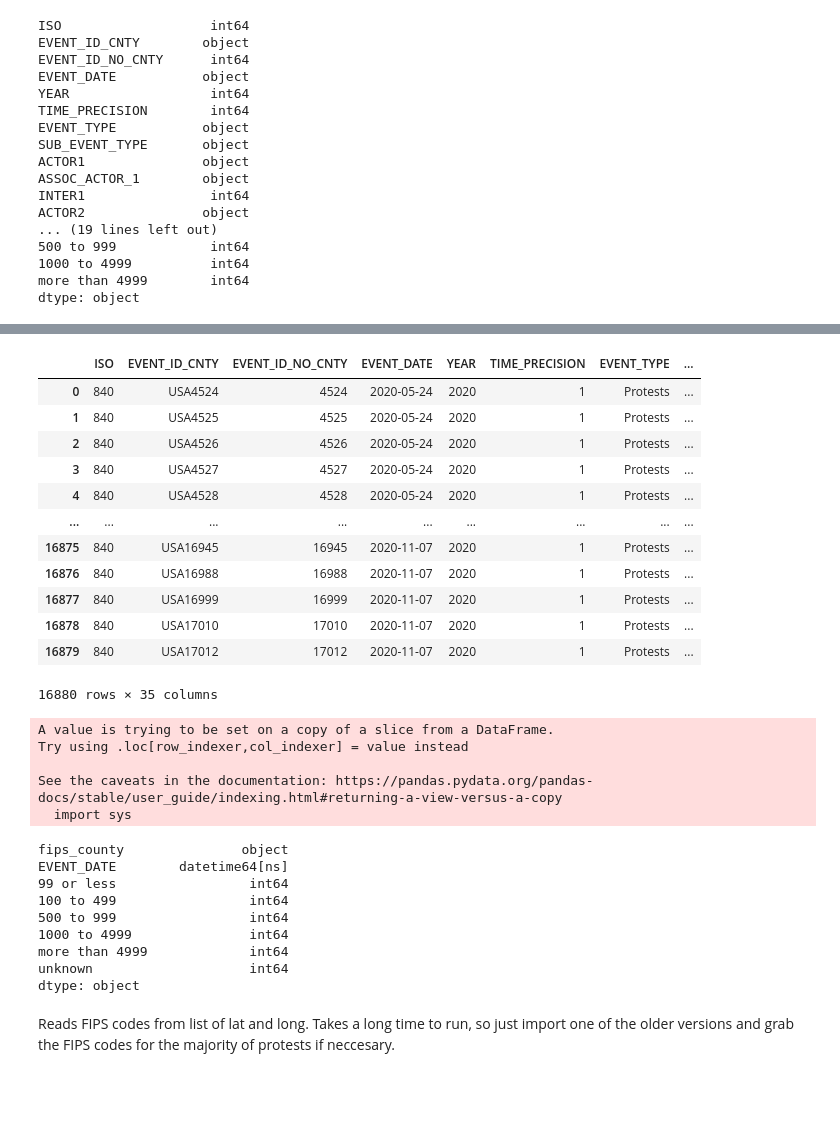
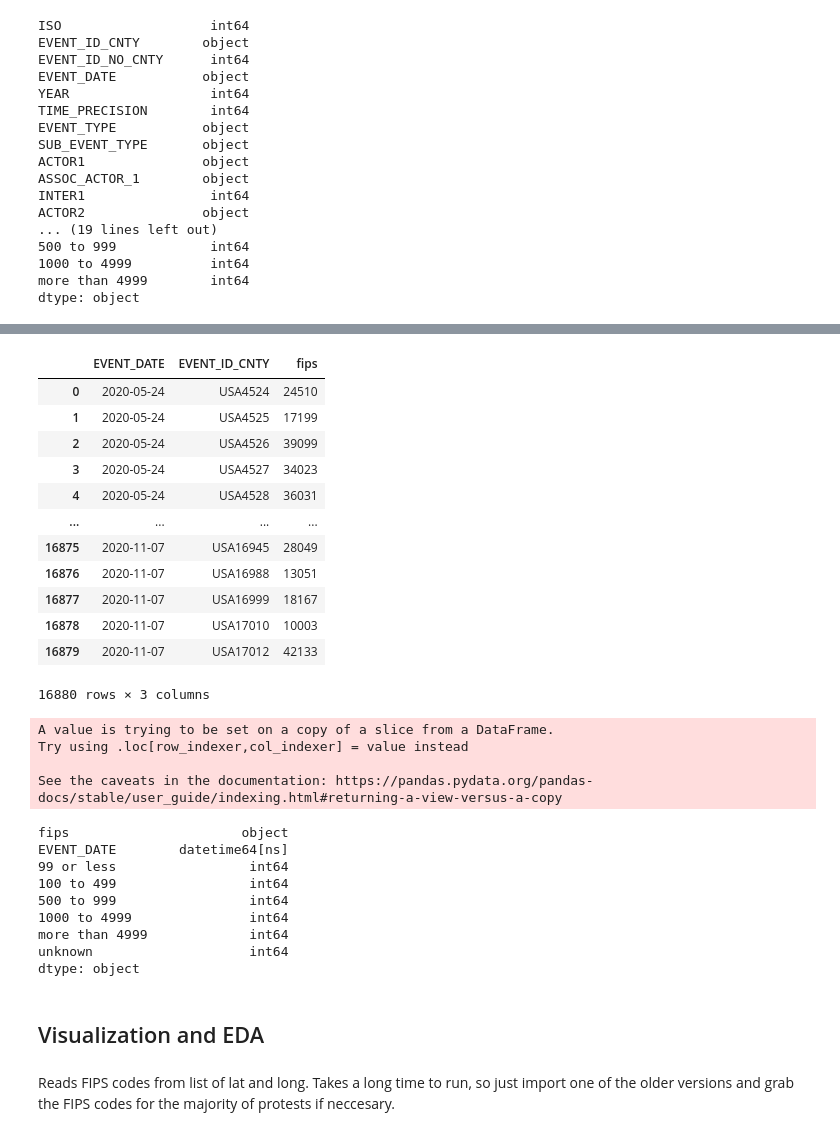
Before and after one commit to MichaelYinGH/ac209project, a Jupyter notebook: notebooks/protest_data.ipynb, the cells around one changed output, grey strips where cells are left out. Cells and saved outputs as stored; diff of their text form; code cells hidden in the pictures; blank space fills up the shorter version.

Commit message:
edited protest data

```diff
--- a/notebooks/protest_data.ipynb
+++ b/notebooks/protest_data.ipynb
@@ -161,26 +127,29 @@ protest_fips
-# %%
-protest_data
-# %% [output]
-|  | ISO | EVENT_ID_CNTY | EVENT_ID_NO_CNTY | EVENT_DATE | YEAR | TIME_PRECISION | EVENT_TYPE | ... |
-| 0 | 840 | USA4524 | 4524 | 2020-05-24 | 2020 | 1 | Protests | ... |
-| 1 | 840 | USA4525 | 4525 | 2020-05-24 | 2020 | 1 | Protests | ... |
-| 2 | 840 | USA4526 | 4526 | 2020-05-24 | 2020 | 1 | Protests | ... |
-| 3 | 840 | USA4527 | 4527 | 2020-05-24 | 2020 | 1 | Protests | ... |
-| 4 | 840 | USA4528 | 4528 | 2020-05-24 | 2020 | 1 | Protests | ... |
-| ... | ... | ... | ... | ... | ... | ... | ... | ... |
-| 16875 | 840 | USA16945 | 16945 | 2020-11-07 | 2020 | 1 | Protests | ... |
-| 16876 | 840 | USA16988 | 16988 | 2020-11-07 | 2020 | 1 | Protests | ... |
-| 16877 | 840 | USA16999 | 16999 | 2020-11-07 | 2020 | 1 | Protests | ... |
-| 16878 | 840 | USA17010 | 17010 | 2020-11-07 | 2020 | 1 | Protests | ... |
-| 16879 | 840 | USA17012 | 17012 | 2020-11-07 | 2020 | 1 | Protests | ... |
-16880 rows × 35 columns
+# %%
+convert={'fips': lambda x: str(x), 'EVENT_DATE': lambda x: pd.to_datetime(x)}
+protest_fips = pd.read_csv("../processed_data/protests_fips.csv", converters = convert)
+protest_fips
+# %% [output]
+|  | EVENT_DATE | EVENT_ID_CNTY | fips |
+| 0 | 2020-05-24 | USA4524 | 24510 |
+| 1 | 2020-05-24 | USA4525 | 17199 |
+| 2 | 2020-05-24 | USA4526 | 39099 |
+| 3 | 2020-05-24 | USA4527 | 34023 |
+| 4 | 2020-05-24 | USA4528 | 36031 |
+| ... | ... | ... | ... |
+| 16875 | 2020-11-07 | USA16945 | 28049 |
+| 16876 | 2020-11-07 | USA16988 | 13051 |
+| 16877 | 2020-11-07 | USA16999 | 18167 |
+| 16878 | 2020-11-07 | USA17010 | 10003 |
+| 16879 | 2020-11-07 | USA17012 | 42133 |
+16880 rows × 3 columns
 # %%
 protest_data.EVENT_DATE = pd.to_datetime(protest_data.EVENT_DATE)
 protest_data = protest_data.replace('', np.nan)
-# protest_fips["EVENT_DATE"] = pd.to_datetime(protest_fips.EVENT_DATE)
-# protest_data_full = protest_data.join(protest_fips.fips,  how = "left")
-var_list = ["fips_county", "EVENT_DATE","99 or less", "100 to 499", "500 to 999", "1000 to 4999", "more than 4999"]
-protest_data_clean = protest_data[var_list]
+protest_fips["EVENT_DATE"] = pd.to_datetime(protest_fips.EVENT_DATE)
+protest_data_full = protest_data.join(protest_fips.fips,  how = "left")
+var_list = ["fips", "EVENT_DATE","99 or less", "100 to 499", "500 to 999", "1000 to 4999", "more than 4999"]
+protest_data_full
+protest_data_clean = protest_data_full[var_list]
 protest_data_clean["unknown"] = (protest_data_clean[["99 or less", "100 to 499","500 to 999", "1000 to 4999", "more than 4999"]].sum(axis = 1) == 0).astype(int)
 protest_data_clean.dtypes
 # %% [output]
@@ -188,8 +157,7 @@ A value is trying to be set on a copy of a slice from a DataFrame.
 Try using .loc[row_indexer,col_indexer] = value instead
 
 See the caveats in the documentation: https://pandas.pydata.org/pandas-docs/stable/user_guide/indexing.html#returning-a-view-versus-a-copy
-  import sys
-fips_county               object
+fips                      object
 EVENT_DATE        datetime64[ns]
 99 or less                 int64
 100 to 499                 int64
@@ -200,5 +168,7 @@ unknown                    int64
 dtype: object
 # %%
 protest_data_clean.to_csv("../processed_data/protests.csv", index = False)
+# %% [markdown]
+## Visualization and EDA
 # %% [markdown]
 Reads FIPS codes from list of lat and long. Takes a long time to run, so just import one of the older versions and grab the FIPS codes for the majority of protests if neccesary.
```
Also changed, not shown: parts of 12 cells of this notebook, 1 other file.
